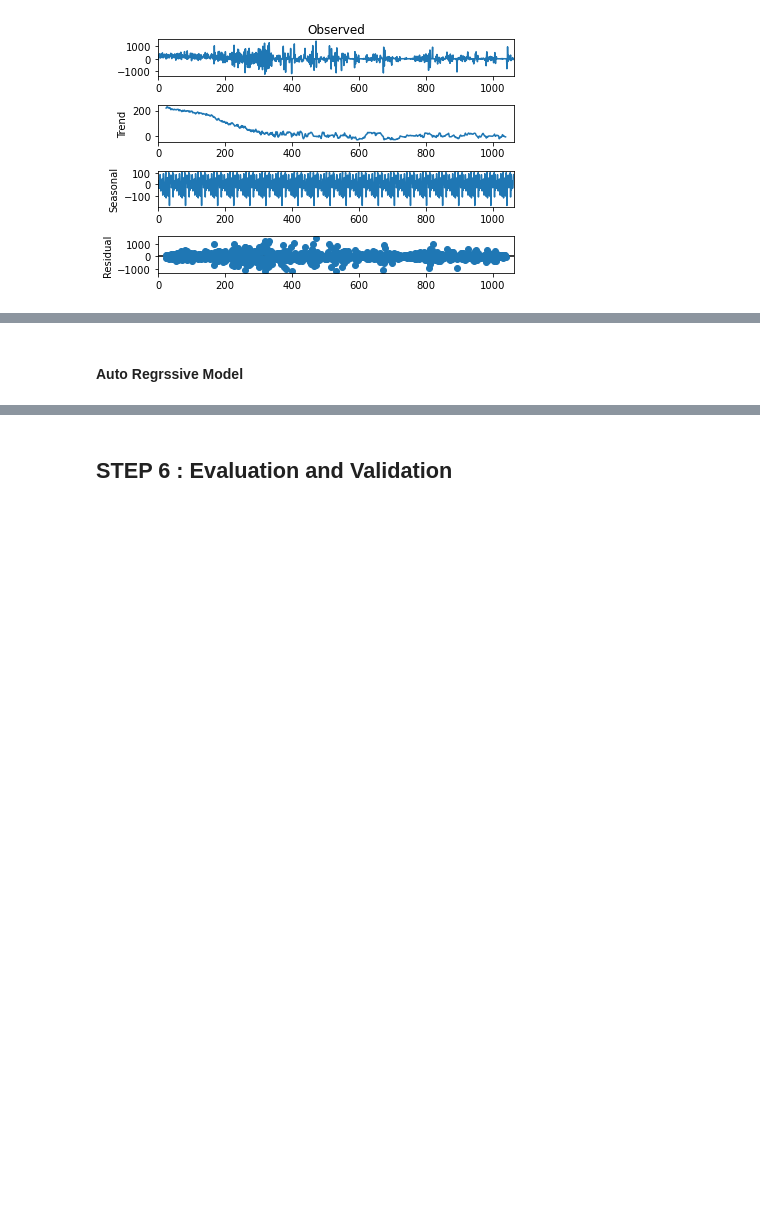
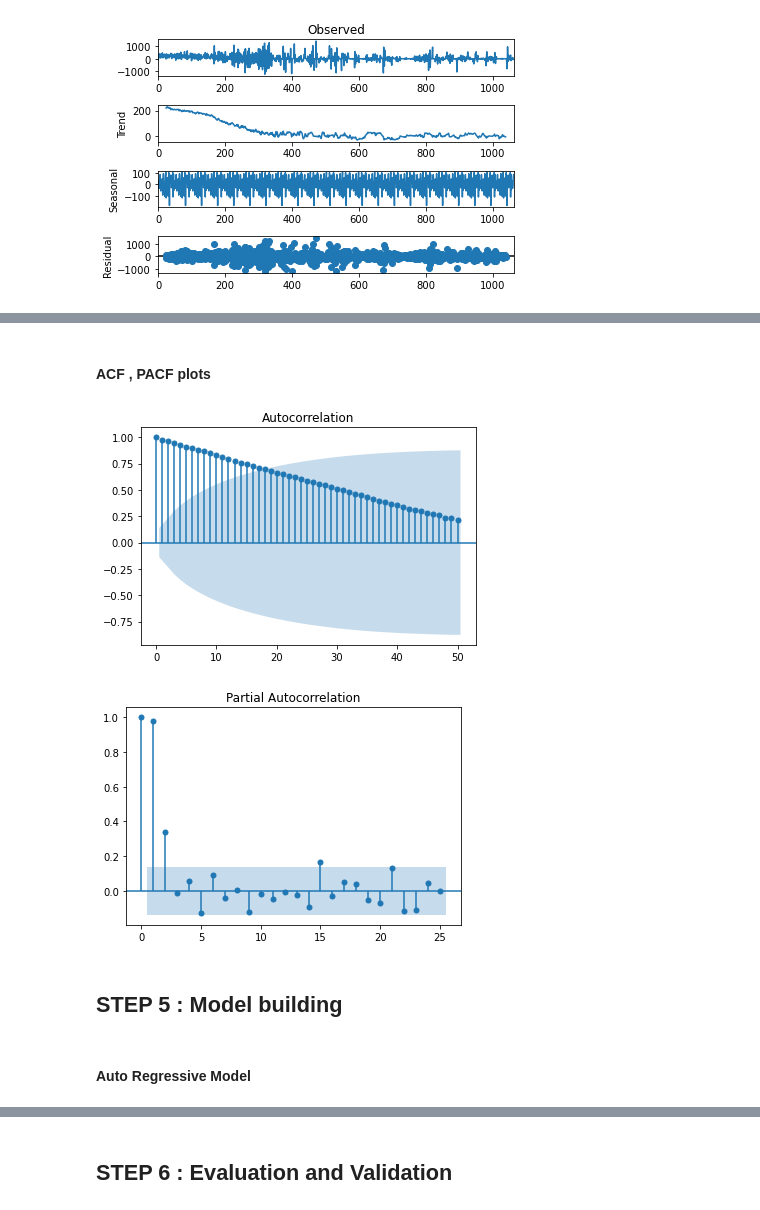
Before and after one commit to ameyak2310/DryingProcessRate_Predictor, a Jupyter notebook: TimeSeriesAnalysis.ipynb, the cells around one changed output, grey strips where cells are left out. Drawn from its saved outputs; the diff is of its cells as text; code cells hidden in the pictures; blank space fills up the shorter version.

```diff
--- a/TimeSeriesAnalysis.ipynb
+++ b/TimeSeriesAnalysis.ipynb
@@ -534,2 +561,21 @@ Index(['Time', 'Weight', 'Temperature', 'Humidity', 'Moisture_Content',
 # %% [markdown]
-#### Auto Regrssive Model
+####  ACF , PACF plots
+# %%
+from statsmodels.graphics.tsaplots import plot_acf, plot_pacf
+
+data = df_test['mavg_48'][:201]
+
+acf_plot = plot_acf(data,
+                    lags = 50,
+                   );
+
+pacf_plot = plot_pacf(data,
+                     lags = 25,
+                     )
+# %% [output]
+[figure, added]
+[figure, added]
+# %% [markdown]
+## STEP 5 : Model building
+# %% [markdown]
+#### Auto Regressive Model
```
Also changed, not shown: parts of 20 cells of this notebook.
